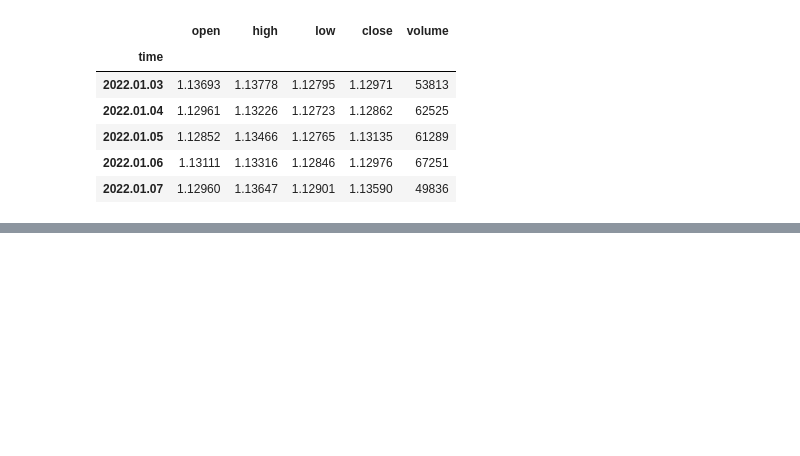
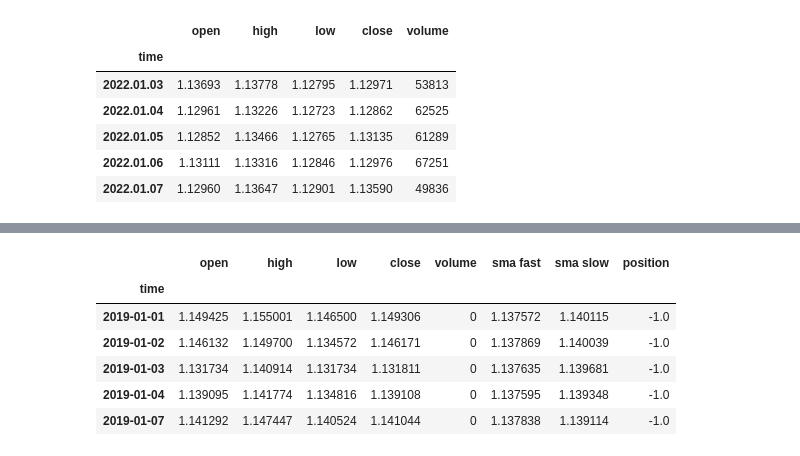
Before and after one commit to fg0611/data-professionalization, a Jupyter notebook: data-analysis/finance_basics.ipynb, the cells around one changed output, grey strips where cells are left out. Saved outputs shown, nothing was run; the diff lists cells and outputs as text; code cells hidden in the pictures; blank space fills up the shorter version.

```diff
--- a/data-analysis/finance_basics.ipynb
+++ b/data-analysis/finance_basics.ipynb
@@ -58,0 +70,11 @@ df_yf[["close","sma fast", "sma slow"]].plot(figsize=(15,8))
+# %%
+df_yf = df_yf.loc["2019"]
+df_yf.head()
+# %% [output]
+|  | open | high | low | close | volume | sma fast | sma slow | position |
+| time |  |  |  |  |  |  |  |  |
+| 2019-01-01 | 1.149425 | 1.155001 | 1.146500 | 1.149306 | 0 | 1.137572 | 1.140115 | -1.0 |
+| 2019-01-02 | 1.146132 | 1.149700 | 1.134572 | 1.146171 | 0 | 1.137869 | 1.140039 | -1.0 |
+| 2019-01-03 | 1.131734 | 1.140914 | 1.131734 | 1.131811 | 0 | 1.137635 | 1.139681 | -1.0 |
+| 2019-01-04 | 1.139095 | 1.141774 | 1.134816 | 1.139108 | 0 | 1.137595 | 1.139348 | -1.0 |
+| 2019-01-07 | 1.141292 | 1.147447 | 1.140524 | 1.141044 | 0 | 1.137838 | 1.139114 | -1.0 |
```
Also changed, not shown: parts of 9 cells of this notebook.
